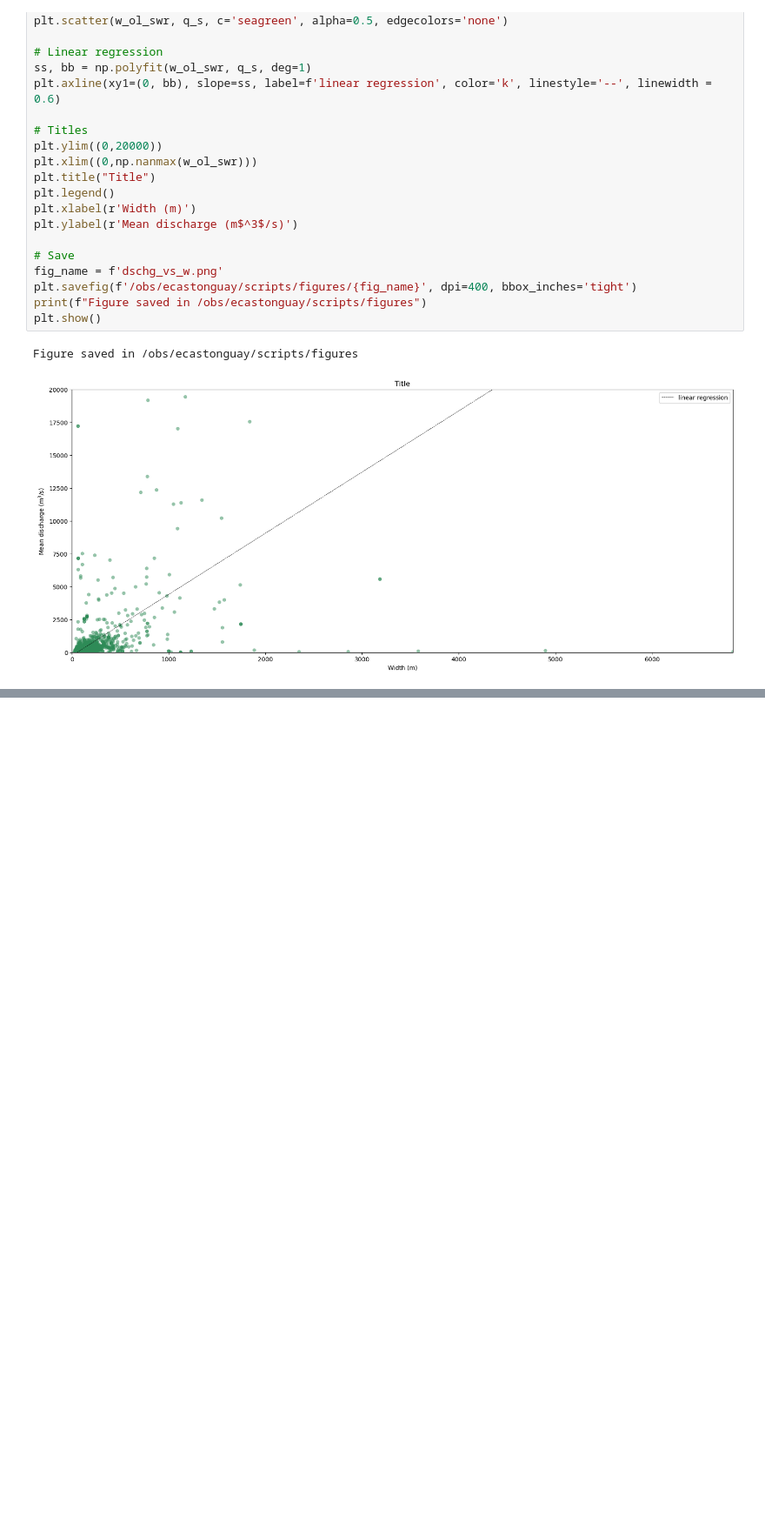
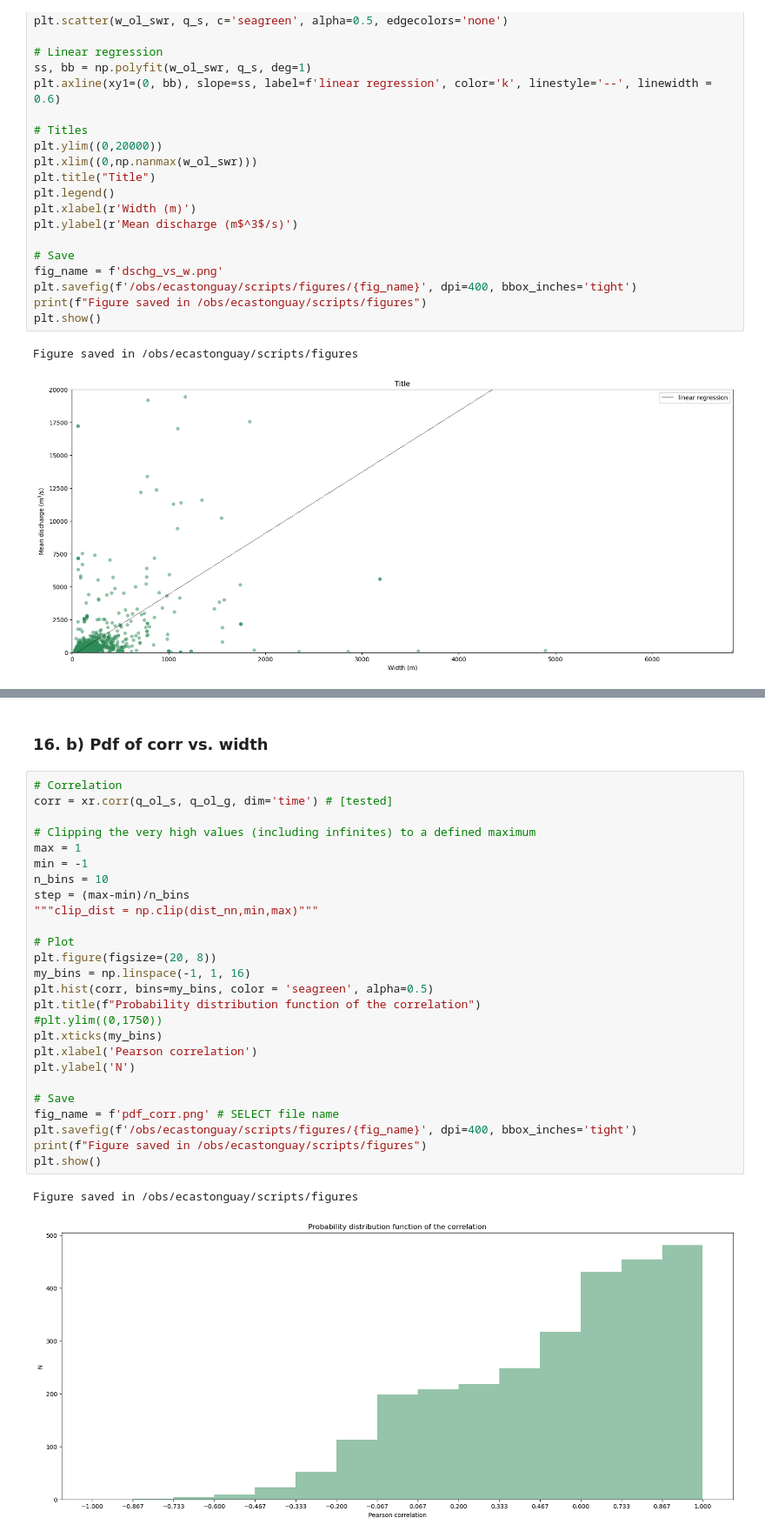
Before and after one commit to evecastonguay/Stage2026, a Jupyter notebook: discharge_dset.ipynb, the cells around one changed output, grey strips where cells are left out. Shown at 87% size. Cells and saved outputs as stored; diff of their text form; blank space fills up the shorter version.

```diff
--- a/discharge_dset.ipynb
+++ b/discharge_dset.ipynb
@@ -1137,0 +1204,31 @@ Figure saved in /obs/ecastonguay/scripts/figures
+# %% [markdown]
+### 16. b) Pdf of corr vs. width
+# %%
+# Correlation
+corr = xr.corr(q_ol_s, q_ol_g, dim='time') # [tested]
+
+# Clipping the very high values (including infinites) to a defined maximum
+max = 1
+min = -1
+n_bins = 10
+step = (max-min)/n_bins
+"""clip_dist = np.clip(dist_nn,min,max)"""
+
+# Plot
+plt.figure(figsize=(20, 8))
+my_bins = np.linspace(-1, 1, 16)
+plt.hist(corr, bins=my_bins, color = 'seagreen', alpha=0.5)
+plt.title(f"Probability distribution function of the correlation")
+#plt.ylim((0,1750))
+plt.xticks(my_bins)
+plt.xlabel('Pearson correlation')
+plt.ylabel('N')
+
+# Save
+fig_name = f'pdf_corr.png' # SELECT file name
+plt.savefig(f'/obs/ecastonguay/scripts/figures/{fig_name}', dpi=400, bbox_inches='tight')
+print(f"Figure saved in /obs/ecastonguay/scripts/figures")
+plt.show()
+# %% [output]
+Figure saved in /obs/ecastonguay/scripts/figures
+[figure, added]
```
Also changed, not shown: parts of 8 cells of this notebook.
